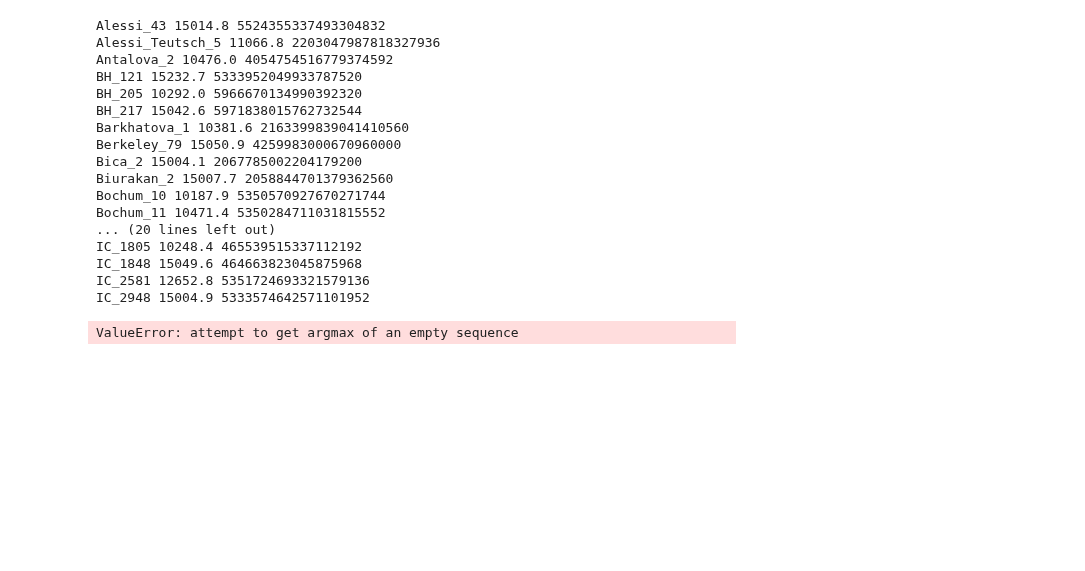
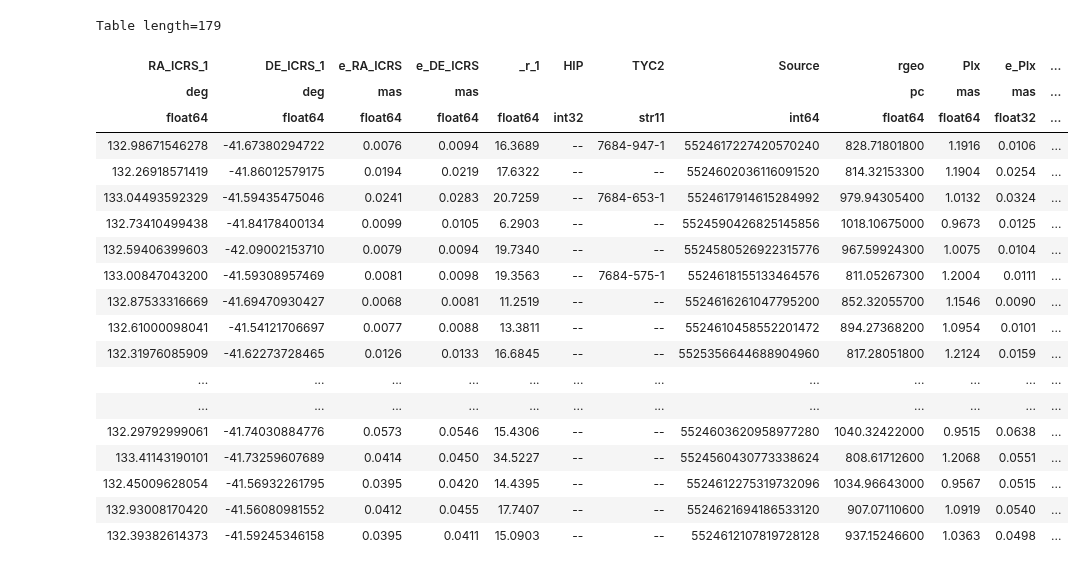
Before and after one commit to surodeep26/Runaway-Stars, a Jupyter notebook: v16.ipynb, the cells around one changed output. Cells and saved outputs as stored; diff of their text form; code cells hidden in the pictures; blank space fills up the shorter version.

```diff
--- a/v16.ipynb
+++ b/v16.ipynb
@@ -5,6 +80,33 @@ cl = Cluster("Alessi_43")
 ra = cl.runaways_all()
 ra['Temp. Est'] = ra['Teff']
 ra.write(f"./Clusters/{cl.name}/{cl.name}_runaways_all.tsv", format='ascii.ecsv', overwrite=True)
+# %%
+from runaway_functionsv2 import theoretical_isochrone
+cl = Cluster("Alessi_43")
+ra = cl.runaways_all()
+ra['Temp. Est'] = ra['Teff']
+ra
+# %% [output]
+Table length=179
+| RA_ICRS_1 | DE_ICRS_1 | e_RA_ICRS | e_DE_ICRS | _r_1 | HIP | TYC2 | Source | rgeo | Plx | e_Plx | ... |
+| deg | deg | mas | mas |  |  |  |  | pc | mas | mas | ... |
+| float64 | float64 | float64 | float64 | float64 | int32 | str11 | int64 | float64 | float64 | float32 | ... |
+| 132.98671546278 | -41.67380294722 | 0.0076 | 0.0094 | 16.3689 | -- | 7684-947-1 | 5524617227420570240 | 828.71801800 | 1.1916 | 0.0106 | ... |
+| 132.26918571419 | -41.86012579175 | 0.0194 | 0.0219 | 17.6322 | -- | -- | 5524602036116091520 | 814.32153300 | 1.1904 | 0.0254 | ... |
+| 133.04493592329 | -41.59435475046 | 0.0241 | 0.0283 | 20.7259 | -- | 7684-653-1 | 5524617914615284992 | 979.94305400 | 1.0132 | 0.0324 | ... |
+| 132.73410499438 | -41.84178400134 | 0.0099 | 0.0105 | 6.2903 | -- | -- | 5524590426825145856 | 1018.10675000 | 0.9673 | 0.0125 | ... |
+| 132.59406399603 | -42.09002153710 | 0.0079 | 0.0094 | 19.7340 | -- | -- | 5524580526922315776 | 967.59924300 | 1.0075 | 0.0104 | ... |
+| 133.00847043200 | -41.59308957469 | 0.0081 | 0.0098 | 19.3563 | -- | 7684-575-1 | 5524618155133464576 | 811.05267300 | 1.2004 | 0.0111 | ... |
+| 132.87533316669 | -41.69470930427 | 0.0068 | 0.0081 | 11.2519 | -- | -- | 5524616261047795200 | 852.32055700 | 1.1546 | 0.0090 | ... |
+| 132.61000098041 | -41.54121706697 | 0.0077 | 0.0088 | 13.3811 | -- | -- | 5524610458552201472 | 894.27368200 | 1.0954 | 0.0101 | ... |
+| 132.31976085909 | -41.62273728465 | 0.0126 | 0.0133 | 16.6845 | -- | -- | 5525356644688904960 | 817.28051800 | 1.2124 | 0.0159 | ... |
+| ... | ... | ... | ... | ... | ... | ... | ... | ... | ... | ... | ... |
+| ... | ... | ... | ... | ... | ... | ... | ... | ... | ... | ... | ... |
+| 132.29792999061 | -41.74030884776 | 0.0573 | 0.0546 | 15.4306 | -- | -- | 5524603620958977280 | 1040.32422000 | 0.9515 | 0.0638 | ... |
+| 133.41143190101 | -41.73259607689 | 0.0414 | 0.0450 | 34.5227 | -- | -- | 5524560430773338624 | 808.61712600 | 1.2068 | 0.0551 | ... |
+| 132.45009628054 | -41.56932261795 | 0.0395 | 0.0420 | 14.4395 | -- | -- | 5524612275319732096 | 1034.96643000 | 0.9567 | 0.0515 | ... |
+| 132.93008170420 | -41.56080981552 | 0.0412 | 0.0455 | 17.7407 | -- | -- | 5524621694186533120 | 907.07110600 | 1.0919 | 0.0540 | ... |
+| 132.39382614373 | -41.59245346158 | 0.0395 | 0.0411 | 15.0903 | -- | -- | 5524612107819728128 | 937.15246600 | 1.0363 | 0.0498 | ... |
 # %%
 from astropy.wcs import WCS
 from astropy.io import fits
@@ -98,22 +200,3 @@ for cluster in workclusters:
 
     if t>10000:
         print(cluster, t,runaways_from(cluster)[runaways_from(cluster)['Teff'].argmax()]['Source'])
-# %% [output]
-Alessi_43 15014.8 5524355337493304832
-Alessi_Teutsch_5 11066.8 2203047987818327936
-Antalova_2 10476.0 4054754516779374592
-BH_121 15232.7 5333952049933787520
-BH_205 10292.0 5966670134990392320
-BH_217 15042.6 5971838015762732544
-Barkhatova_1 10381.6 2163399839041410560
-Berkeley_79 15050.9 4259983000670960000
-Bica_2 15004.1 2067785002204179200
-Biurakan_2 15007.7 2058844701379362560
-Bochum_10 10187.9 5350570927670271744
-Bochum_11 10471.4 5350284711031815552
-... (20 lines left out)
-IC_1805 10248.4 465539515337112192
-IC_1848 15049.6 464663823045875968
-IC_2581 12652.8 5351724693321579136
-IC_2948 15004.9 5333574642571101952
-ValueError: attempt to get argmax of an empty sequence
```
Also changed, not shown: parts of 4 cells of this notebook, 3 other files.
